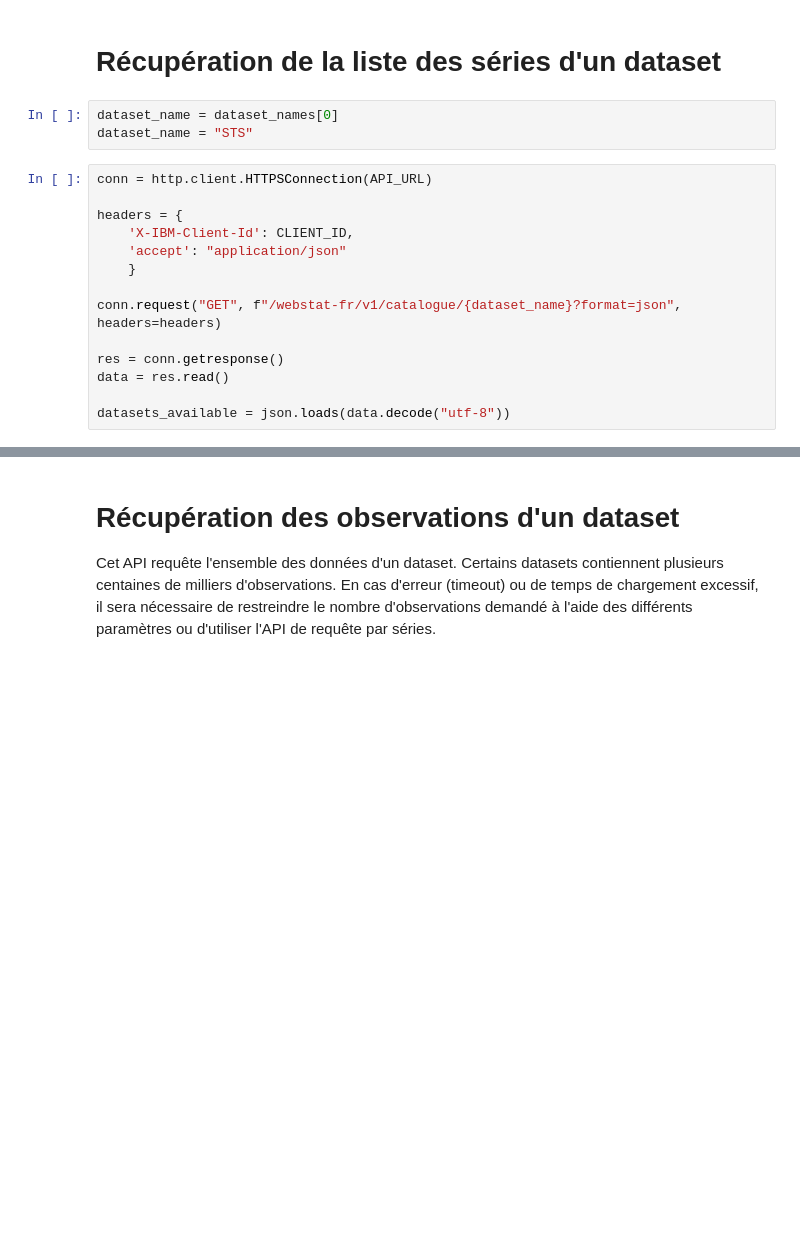
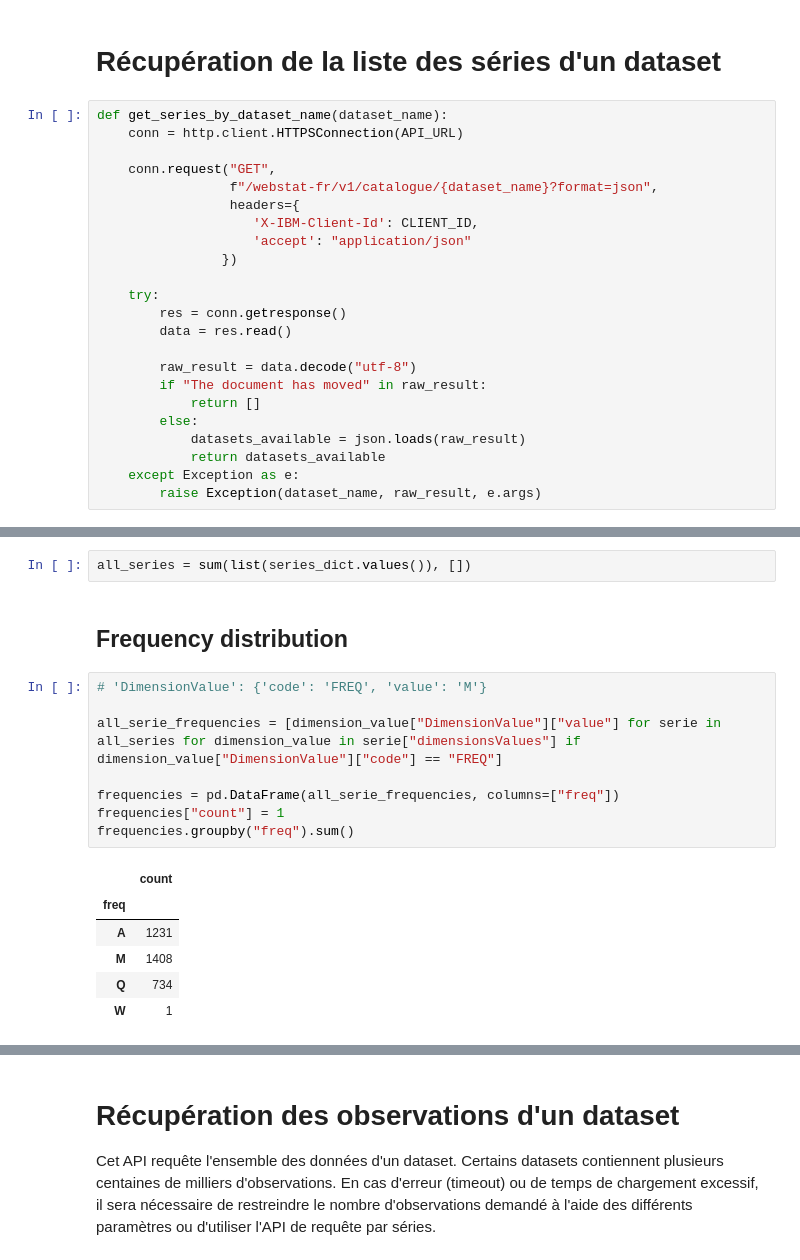
Before and after one commit to ClementBM/sandbox, a Jupyter notebook: webstat-tsclustering/tsclustering/main.ipynb, the cells around one changed output, grey strips where cells are left out. Cells and saved outputs as stored; diff of their text form; blank space fills up the shorter version.

```diff
--- a/webstat-tsclustering/tsclustering/main.ipynb
+++ b/webstat-tsclustering/tsclustering/main.ipynb
@@ -35,19 +52,25 @@ dataset_names
 # %% [markdown]
 # Récupération de la liste des séries d'un dataset
-# %%
-dataset_name = dataset_names[0]
-dataset_name = "STS"
 # %%
-conn = http.client.HTTPSConnection(API_URL)
+def get_series_by_dataset_name(dataset_name):
+    conn = http.client.HTTPSConnection(API_URL)
 
-headers = {
-    'X-IBM-Client-Id': CLIENT_ID,
-    'accept': "application/json"
-    }
+    conn.request("GET",
+                 f"/webstat-fr/v1/catalogue/{dataset_name}?format=json",
+                 headers={
+                    'X-IBM-Client-Id': CLIENT_ID,
+                    'accept': "application/json"
+                })
 
-conn.request("GET", f"/webstat-fr/v1/catalogue/{dataset_name}?format=json", headers=headers)
+    try:
+        res = conn.getresponse()
+        data = res.read()
 
-res = conn.getresponse()
-data = res.read()
-
-datasets_available = json.loads(data.decode("utf-8"))
+        raw_result = data.decode("utf-8")
+        if "The document has moved" in raw_result:
+            return []
+        else:
+            datasets_available = json.loads(raw_result)
+            return datasets_available
+    except Exception as e:
+        raise Exception(dataset_name, raw_result, e.args)
@@ -53,0 +141,19 @@ datasets_available = json.loads(data.decode("utf-8"))
+# %%
+all_series = sum(list(series_dict.values()), [])
+# %% [markdown]
+## Frequency distribution
+# %%
+# 'DimensionValue': {'code': 'FREQ', 'value': 'M'}
+
+all_serie_frequencies = [dimension_value["DimensionValue"]["value"] for serie in all_series for dimension_value in serie["dimensionsValues"] if dimension_value["DimensionValue"]["code"] == "FREQ"]
+
+frequencies = pd.DataFrame(all_serie_frequencies, columns=["freq"])
+frequencies["count"] = 1
+frequencies.groupby("freq").sum()
+# %% [output]
+|  | count |
+| freq |  |
+| A | 1231 |
+| M | 1408 |
+| Q | 734 |
+| W | 1 |
```
Also changed, not shown: parts of 23 cells of this notebook, 4 other files.
